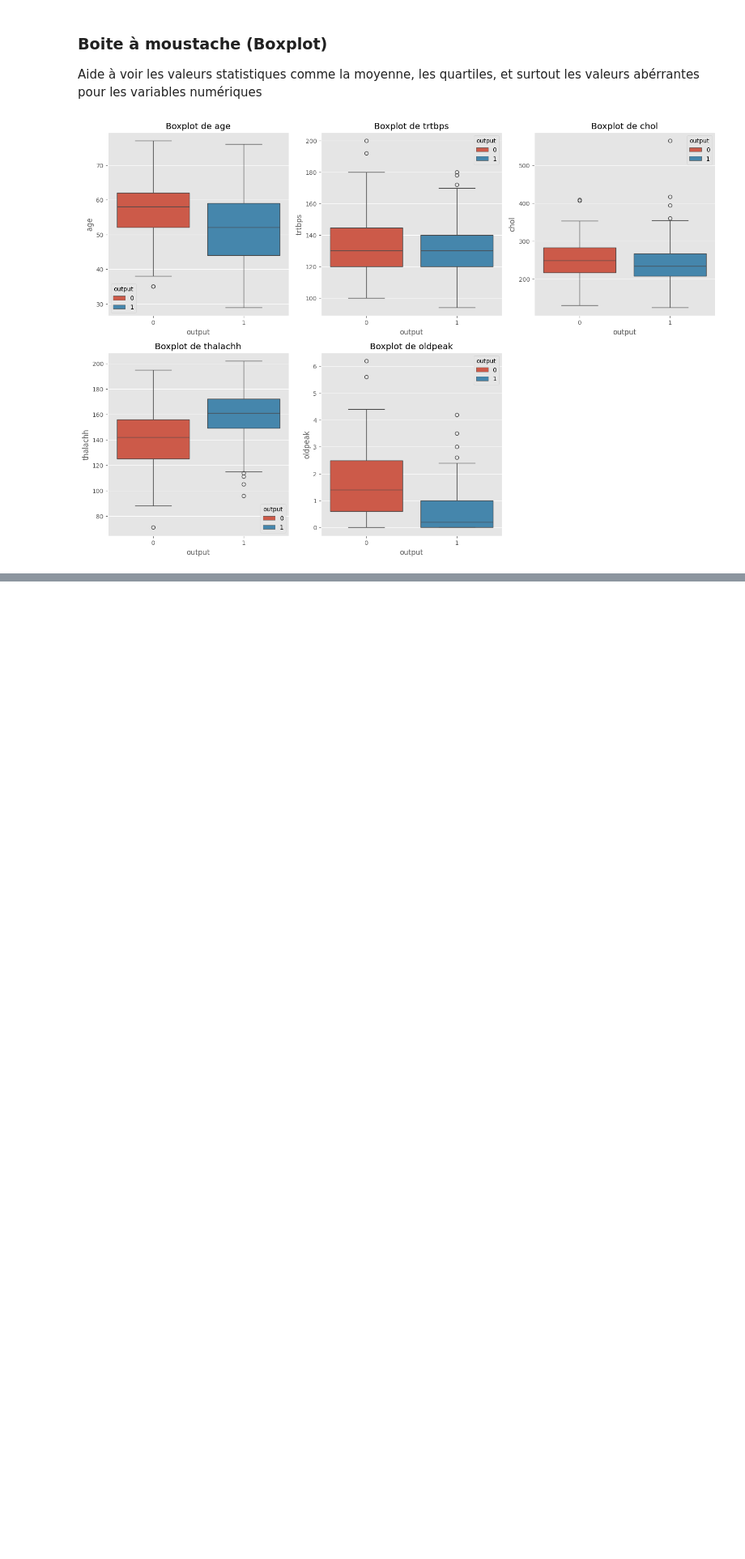
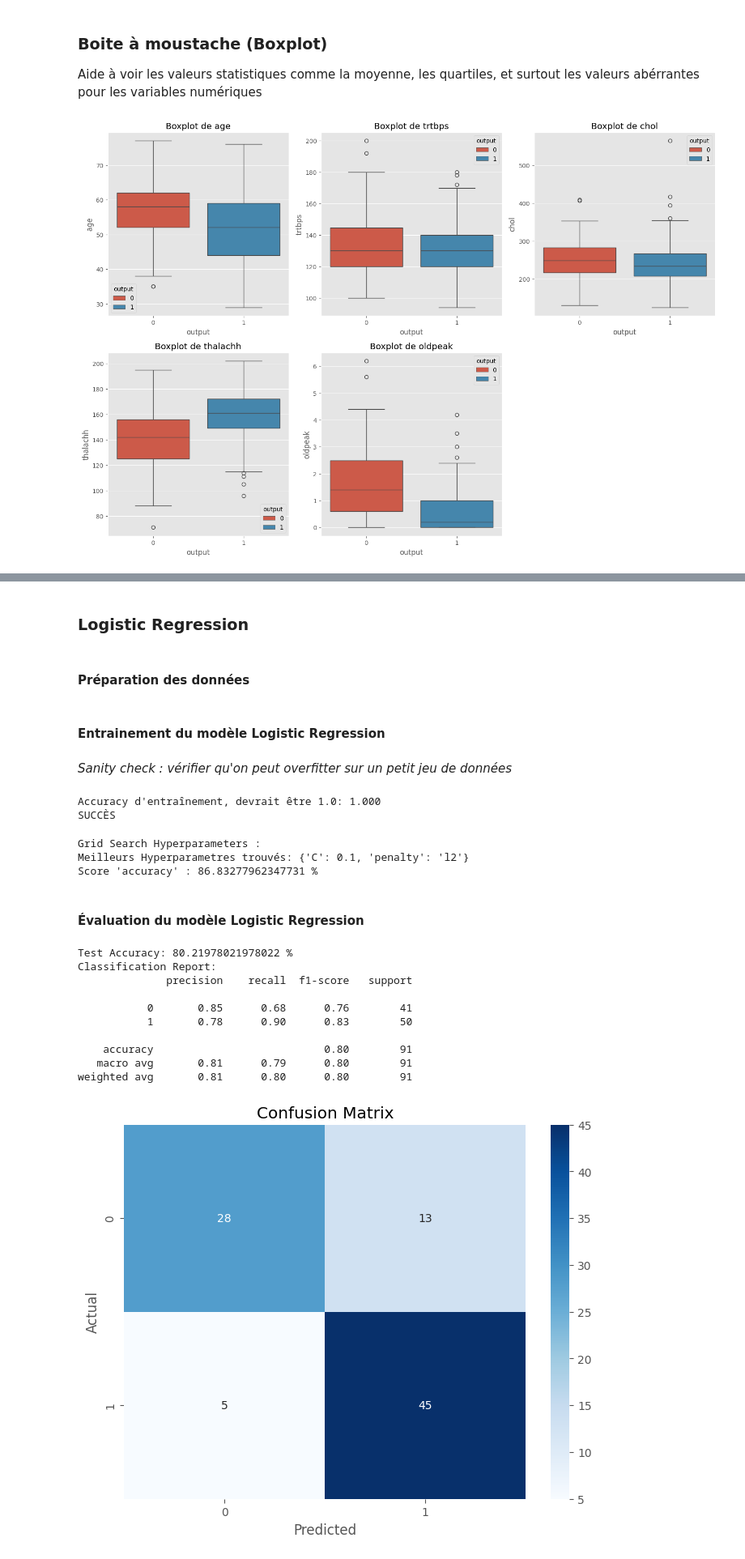
Before and after one commit to mjfriedman/Cardio-Detect, a Jupyter notebook: Projet.ipynb, the cells around one changed output, grey strips where cells are left out. Shown at 81% size. Drawn from its saved outputs; the diff is of its cells as text; code cells hidden in the pictures; blank space fills up the shorter version.

```diff
--- a/Projet.ipynb
+++ b/Projet.ipynb
@@ -282,0 +414,53 @@ visualization_instance.plot_boxplot(variables=[0, 3, 4, 7, 9], y="output")
+# %% [markdown]
+### Logistic Regression
+# %% [markdown]
+#### Préparation des données
+# %%
+# Mise à l'echelle + séparation en ensembles d'entrainement et de test
+X_train, X_test, y_train, y_test = data_processor_instance.prepare_data(data = df, scaler = 'robust')
+# %% [markdown]
+#### Entrainement du modèle Logistic Regression
+# %% [markdown]
+*Sanity check : vérifier qu'on peut overfitter sur un petit jeu de données*
+# %%
+# Sanity check
+overfitting_sanity_check('lr', X_train, y_train, n_check=5)
+# %% [output]
+Accuracy d'entraînement, devrait être 1.0: 1.000
+SUCCÈS
+# %%
+# Définition de la grille d'hyperparamètres à tester
+lr_params = {'C': [0.1, 0.5, 0.8, 1, 2, 3, 4, 5], 'penalty': ['l1', 'l2', 'elasticnet', None]}
+
+# Initialisation d'une instance de ModelTrainer pour ce modèle
+lr_trainer = ModelTrainer(X_train, y_train, model_type='logistic_regression', params=lr_params)
+
+# Recherche d'hyperparamètres à l'aide de la validation croisée (Grid Search)
+lr_trainer.grid_search(lr_params)
+
+# Entraînement du modèle avec les meilleurs hyperparamètres trouvés
+lr_model = lr_trainer.train_model()
+# %% [output]
+Grid Search Hyperparameters :
+Meilleurs Hyperparametres trouvés: {'C': 0.1, 'penalty': 'l2'}
+Score 'accuracy' : 86.83277962347731 %
+# %% [markdown]
+#### Évaluation du modèle Logistic Regression
+# %%
+# Évaluation du modèle
+lr_trainer.evaluate_model(X_test, y_test)
+
+# Enregister l'accucacy de ce modèle
+accuracies.append(('Regression Logistique', lr_trainer.model_accuracy))
+# %% [output]
+Test Accuracy: 80.21978021978022 %
+Classification Report:
+              precision    recall  f1-score   support
+
+           0       0.85      0.68      0.76        41
+           1       0.78      0.90      0.83        50
+
+    accuracy                           0.80        91
+   macro avg       0.81      0.79      0.80        91
+weighted avg       0.81      0.80      0.80        91
+[figure, added]
```
Also changed, not shown: parts of 75 cells of this notebook.
